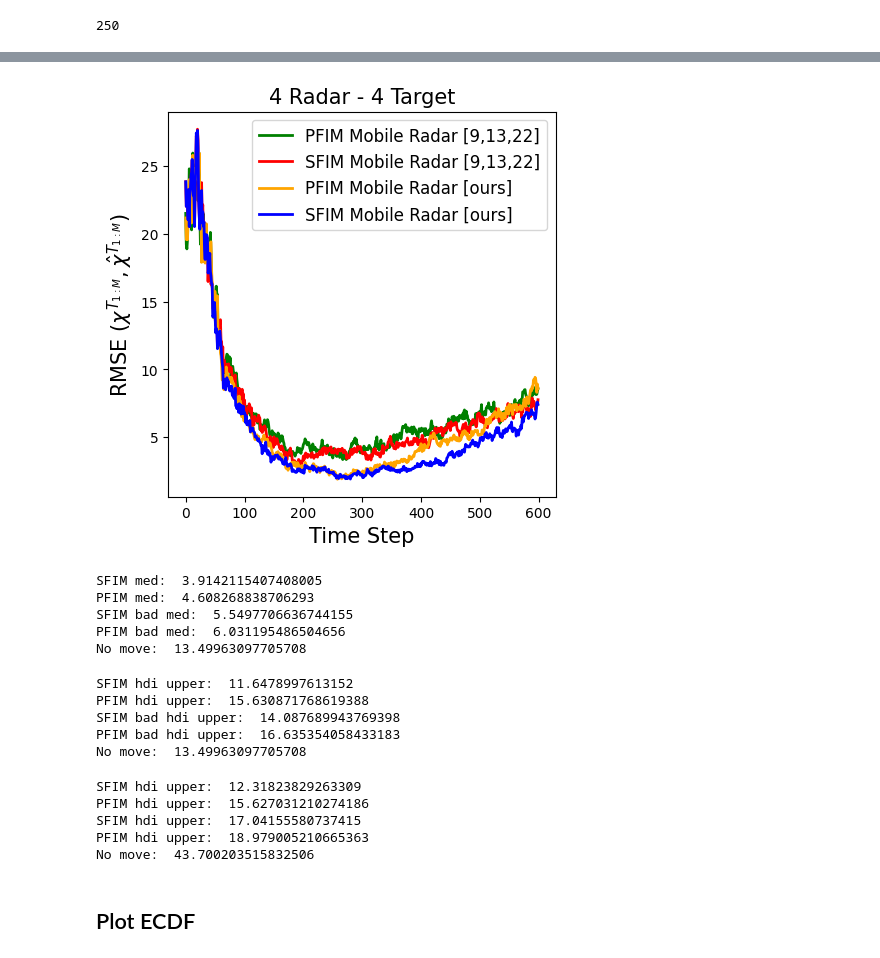
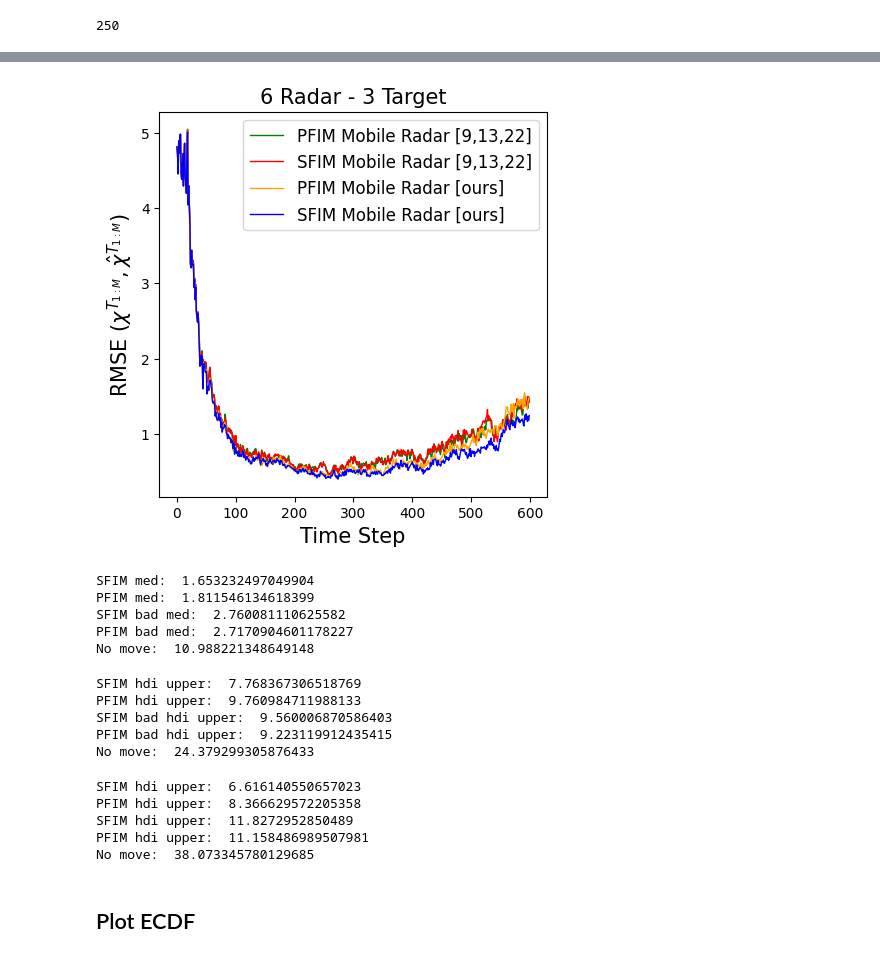
Before and after one commit to mlpotter/OptimalTrackingAndControl, a Jupyter notebook: src_faster/visualize_results.ipynb, the cells around one changed output, grey strips where cells are left out. Cells and saved outputs as stored; diff of their text form; code cells hidden in the pictures.

```diff
--- a/src_faster/visualize_results.ipynb
+++ b/src_faster/visualize_results.ipynb
@@ -16,15 +16,15 @@ move_radars = ["no-move_radars","move_radars"]
 remove_tmp_images = ["remove_tmp_images"]
 save_images = ["no-save_images"]
 # %%
-experiment_number = 3
+experiment_number = 7
 # %%
 if experiment_number == 3:
     N_radar = 4
     title = f"4 Radar - 4 Target"
-elif experiment_number == 2:
+elif experiment_number == 2 or experiment_number==7:
     N_radar=6
     title = f"6 Radar - 3 Target"
-elif experiment_number == 1:
+elif experiment_number == 1 or experiment_number==8 or  experiment_number==9:
     N_radar=3
     title = f"3 Radar - 4 Target"
 # %%
@@ -44,7 +44,7 @@ def get_rmse_array(filepath):
     rmse = rmse_array[:,:600,1]
 
 
-    rmse = np.sqrt((rmse**2) / N_radar)
+    rmse = np.sqrt((rmse**2) / (N_radar*6))
 
 
     return k,rmse
@@ -229,22 +277,22 @@ plt.savefig(os.path.join("results",f"rmse_overlayed_sfimbad{experiment_number}.p
 # %%
 plt.figure(figsize=(5,5))
 # az.plot_hdi(k, np.expand_dims(rmse_move_pfim_bad,axis=0),hdi_prob=0.8,smooth=False,color='green',fill_kwargs={'alpha': 0.2})
-plt.plot(np.quantile(rmse_move_pfim_bad,q=0.5,axis=0), linewidth=2,color="green",label='PFIM Mobile Radar [9,13,22]') #mean curve.
+plt.plot(np.quantile(rmse_move_pfim_bad,q=0.5,axis=0), linewidth=1,color="green",label='PFIM Mobile Radar [9,13,22]') #mean curve.
 # az.plot_hdi(k, np.expand_dims(rmse_move_sfim_bad,axis=0),hdi_prob=0.8,smooth=False,color='red',fill_kwargs={'alpha': 0.2})
-plt.plot(np.quantile(rmse_move_sfim_bad,q=0.5,axis=0), linewidth=2,color="red",label='SFIM Mobile Radar [9,13,22]') #mean curve.
+plt.plot(np.quantile(rmse_move_sfim_bad,q=0.5,axis=0), linewidth=1,color="red",label='SFIM Mobile Radar [9,13,22]') #mean curve.
 # az.plot_hdi(k, np.expand_dims(rmse_move_pfim,axis=0),hdi_prob=0.8,smooth=False,color='orange',fill_kwargs={'alpha': 0.2})
-plt.plot(np.quantile(rmse_move_pfim,q=0.5,axis=0), linewidth=2,color="orange",label='PFIM Mobile Radar [ours]') #mean curve.
+plt.plot(np.quantile(rmse_move_pfim,q=0.5,axis=0), linewidth=1,color="orange",label='PFIM Mobile Radar [ours]') #mean curve.
 # az.plot_hdi(k, np.expand_dims(rmse_move_sfim,axis=0),hdi_prob=0.8,smooth=False,color='blue',fill_kwargs={'alpha': 0.2})
-plt.plot(np.quantile(rmse_move_sfim,q=0.5,axis=0), linewidth=2,color="blue",label='SFIM Mobile Radar [ours]') #mean curve.
+plt.plot(np.quantile(rmse_move_sfim,q=0.5,axis=0), linewidth=1,color="blue",label='SFIM Mobile Radar [ours]') #mean curve.
 
 plt.xlabel("Time Step",fontsize=15)
 plt.ylabel('RMSE $(\chi^{T_{1:M}},\\hat{\chi}^{T_{1:M}})$',fontsize=15)
 # plt.ylabel("$x^2$")
 plt.legend(loc="upper right",fontsize=12)
 plt.title(title,fontsize=15)
 plt.savefig(os.path.join("results",f"rmse_overlayed_sfimbad_nohdi{experiment_number}.pdf"))
 # %% [output]
-[figure, old version]
+[figure, new version]
 # %%
 print("SFIM med: ",np.median(rmse_move_sfim))
 print("PFIM med: ",np.median(rmse_move_pfim))
@@ -252,23 +300,23 @@ print("SFIM bad med: ",np.median(rmse_move_sfim_bad))
 print("PFIM bad med: ",np.median(rmse_move_pfim_bad))
 print("No move: ",np.median(rmse_nomove))
 # %% [output]
-SFIM med:  3.9142115407408005
-PFIM med:  4.608268838706293
-SFIM bad med:  5.5497706636744155
-PFIM bad med:  6.031195486504656
-No move:  13.49963097705708
+SFIM med:  1.653232497049904
+PFIM med:  1.811546134618399
+SFIM bad med:  2.760081110625582
+PFIM bad med:  2.7170904601178227
+No move:  10.988221348649148
 # %%
 print("SFIM hdi upper: ",np.mean(rmse_move_sfim))
 print("PFIM hdi upper: ",np.mean(rmse_move_pfim))
 print("SFIM bad hdi upper: ",np.mean(rmse_move_sfim_bad))
 print("PFIM bad hdi upper: ",np.mean(rmse_move_pfim_bad))
-print("No move: ",np.median(rmse_nomove))
+print("No move: ",np.mean(rmse_nomove))
 # %% [output]
-SFIM hdi upper:  11.6478997613152
-PFIM hdi upper:  15.630871768619388
-SFIM bad hdi upper:  14.087689943769398
-PFIM bad hdi upper:  16.635354058433183
-No move:  13.49963097705708
+SFIM hdi upper:  7.768367306518769
+PFIM hdi upper:  9.760984711988133
+SFIM bad hdi upper:  9.560006870586403
+PFIM bad hdi upper:  9.223119912435415
+No move:  24.379299305876433
 # %%
 print("SFIM hdi upper: ",az.hdi(rmse_move_sfim.ravel(),hdi_prob=0.8)[1])
 print("PFIM hdi upper: ",az.hdi(rmse_move_pfim.ravel(),hdi_prob=0.8)[1])
@@ -276,11 +324,11 @@ print("SFIM hdi upper: ",az.hdi(rmse_move_sfim_bad.ravel(),hdi_prob=0.8)[1])
 print("PFIM hdi upper: ",az.hdi(rmse_move_pfim_bad.ravel(),hdi_prob=0.8)[1])
 print("No move: ",az.hdi(rmse_nomove.ravel(),hdi_prob=0.8)[1])
 # %% [output]
-SFIM hdi upper:  12.31823829263309
-PFIM hdi upper:  15.627031210274186
-SFIM hdi upper:  17.04155580737415
-PFIM hdi upper:  18.979005210665363
-No move:  43.700203515832506
+SFIM hdi upper:  6.616140550657023
+PFIM hdi upper:  8.366629572205358
+SFIM hdi upper:  11.8272952850489
+PFIM hdi upper:  11.158486989507981
+No move:  38.073345780129685
 # %% [markdown]
 ## Plot ECDF
 # %%
```
Also changed, not shown: parts of 14 cells of this notebook, 4 other files.
